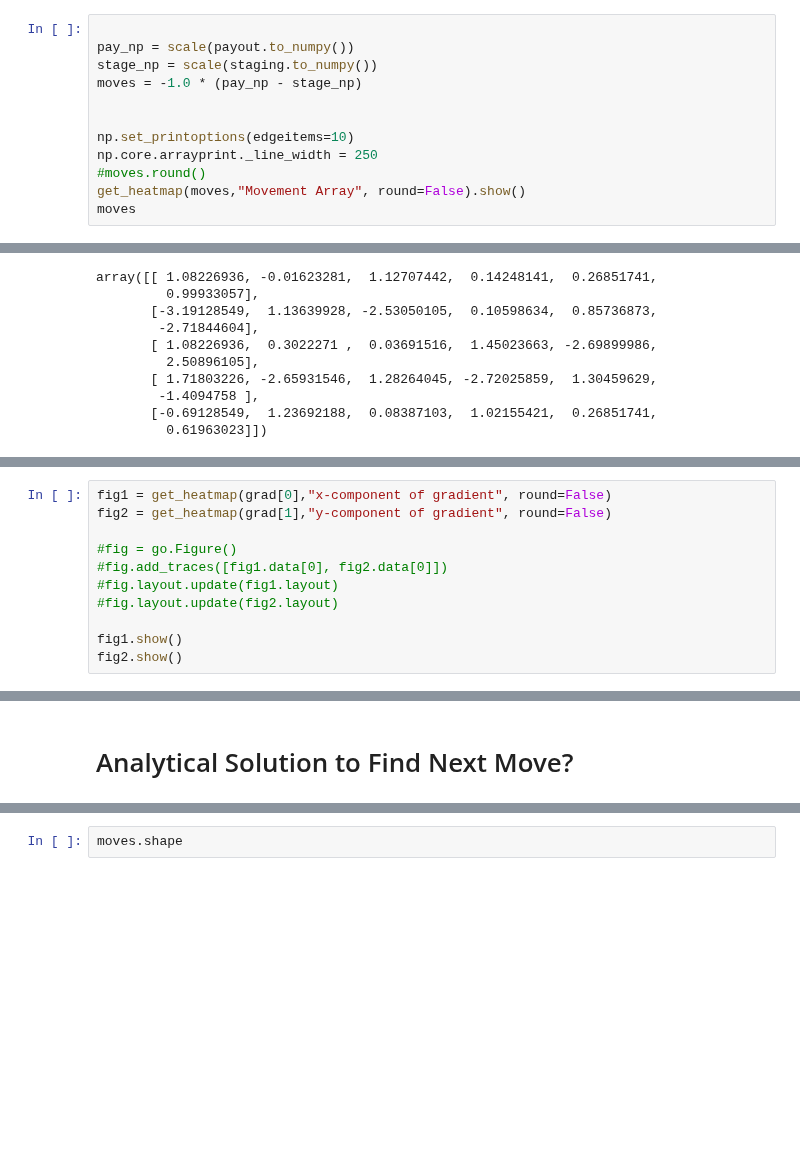
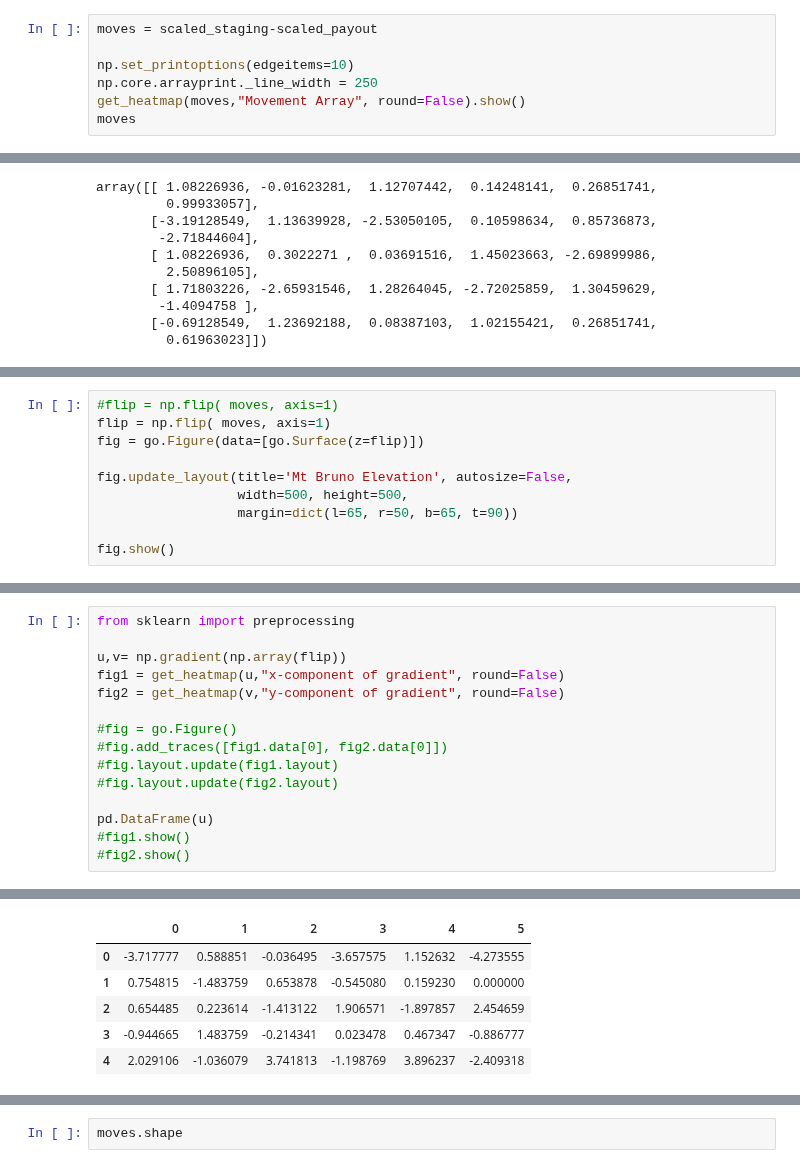
Before and after one commit to HausReport/MightyLogic, a Jupyter notebook: Notebooks/Turf_War_Demo.ipynb, the cells around one changed output, grey strips where cells are left out. Saved outputs shown, nothing was run; the diff lists cells and outputs as text; blank space fills up the shorter version.

```diff
--- a/Notebooks/Turf_War_Demo.ipynb
+++ b/Notebooks/Turf_War_Demo.ipynb
@@ -230,13 +265,8 @@ def scale(target):
 # %%
-
-pay_np = scale(payout.to_numpy())
-stage_np = scale(staging.to_numpy())
-moves = -1.0 * (pay_np - stage_np)
-
+moves = scaled_staging-scaled_payout
 
 np.set_printoptions(edgeitems=10)
 np.core.arrayprint._line_width = 250
-#moves.round()
 get_heatmap(moves,"Movement Array", round=False).show()
 moves
 # %% [output]
@@ -267,0 +284,10 @@ grad = np.gradient(-1* np.array(X_scaled))
+# %%
+#flip = np.flip( moves, axis=1)
+flip = np.flip( moves, axis=1)
+fig = go.Figure(data=[go.Surface(z=flip)])
+
+fig.update_layout(title='Mt Bruno Elevation', autosize=False,
+                  width=500, height=500,
+                  margin=dict(l=65, r=50, b=65, t=90))
+
+fig.show()
@@ -268,12 +296,16 @@ grad = np.gradient(-1* np.array(X_scaled))
 # %%
-fig1 = get_heatmap(grad[0],"x-component of gradient", round=False)
-fig2 = get_heatmap(grad[1],"y-component of gradient", round=False)
+from sklearn import preprocessing
+
+u,v= np.gradient(np.array(flip))
+fig1 = get_heatmap(u,"x-component of gradient", round=False)
+fig2 = get_heatmap(v,"y-component of gradient", round=False)
 
 #fig = go.Figure()
 #fig.add_traces([fig1.data[0], fig2.data[0]])
 #fig.layout.update(fig1.layout)
 #fig.layout.update(fig2.layout)
 
-fig1.show()
-fig2.show()
+pd.DataFrame(u)
+#fig1.show()
+#fig2.show()
 # %% [output]
@@ -282,4 +312,8 @@ fig2.show()
+|  | 0 | 1 | 2 | 3 | 4 | 5 |
+| 0 | -3.717777 | 0.588851 | -0.036495 | -3.657575 | 1.152632 | -4.273555 |
+| 1 | 0.754815 | -1.483759 | 0.653878 | -0.545080 | 0.159230 | 0.000000 |
+| 2 | 0.654485 | 0.223614 | -1.413122 | 1.906571 | -1.897857 | 2.454659 |
+| 3 | -0.944665 | 1.483759 | -0.214341 | 0.023478 | 0.467347 | -0.886777 |
+| 4 | 2.029106 | -1.036079 | 3.741813 | -1.198769 | 3.896237 | -2.409318 |
-# %% [markdown]
-# Analytical Solution to Find Next Move?
 # %%
 from scipy.interpolate import interp2d
```
Also changed, not shown: parts of 16 cells of this notebook.
